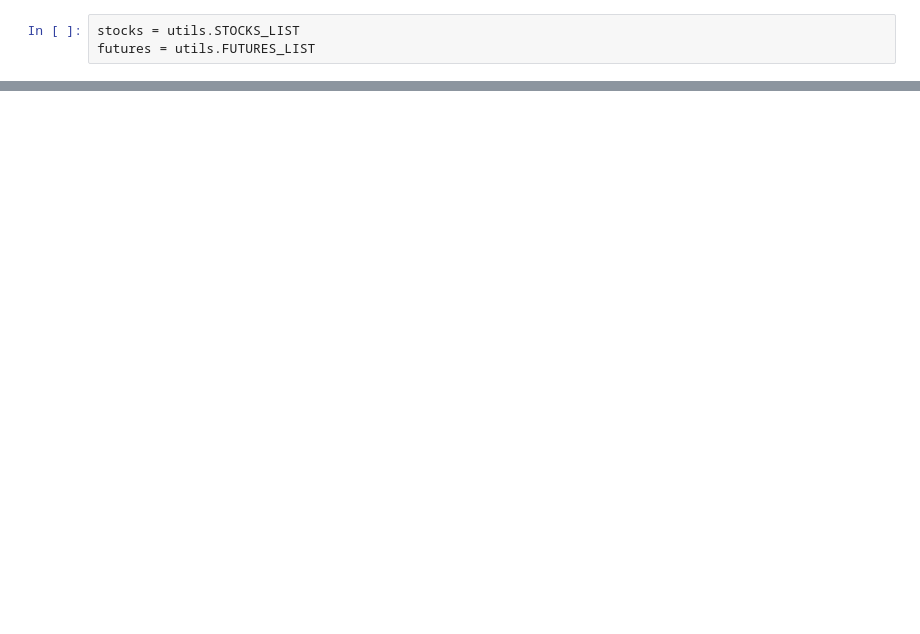
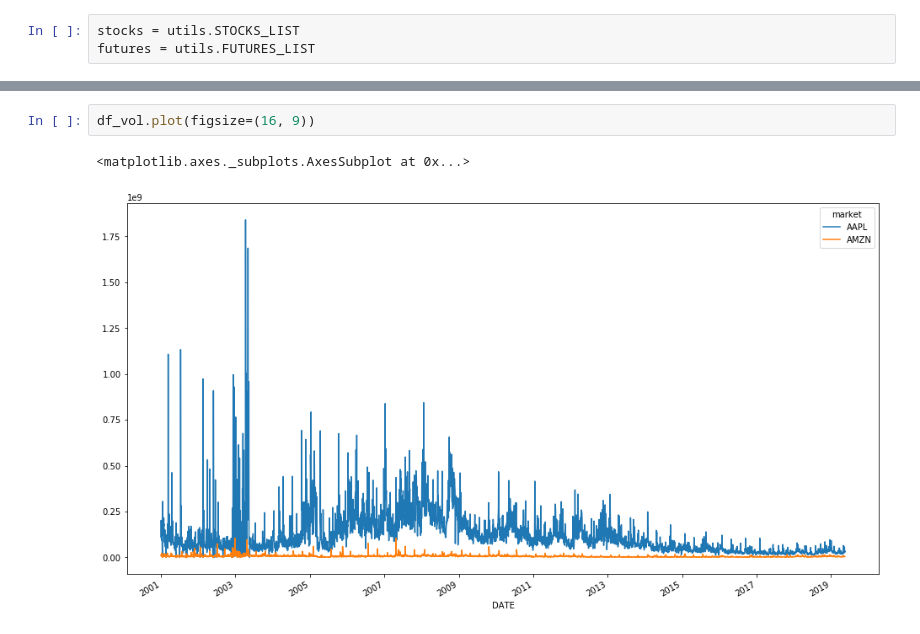
Before and after one commit to rtoole13/quantiac, a Jupyter notebook: notebooks/tph_20190519.ipynb, the cells around one changed output, grey strips where cells are left out. Saved outputs shown, nothing was run; the diff lists cells and outputs as text; blank space fills up the shorter version.

```diff
--- a/notebooks/tph_20190519.ipynb
+++ b/notebooks/tph_20190519.ipynb
@@ -24,0 +66,5 @@ KeyError: 'OPEN'
+# %%
+df_vol.plot(figsize=(16, 9))
+# %% [output]
+<matplotlib.axes._subplots.AxesSubplot at 0x...>
+[figure, added]
```
Also changed, not shown: parts of 10 cells of this notebook, 1 other file.
